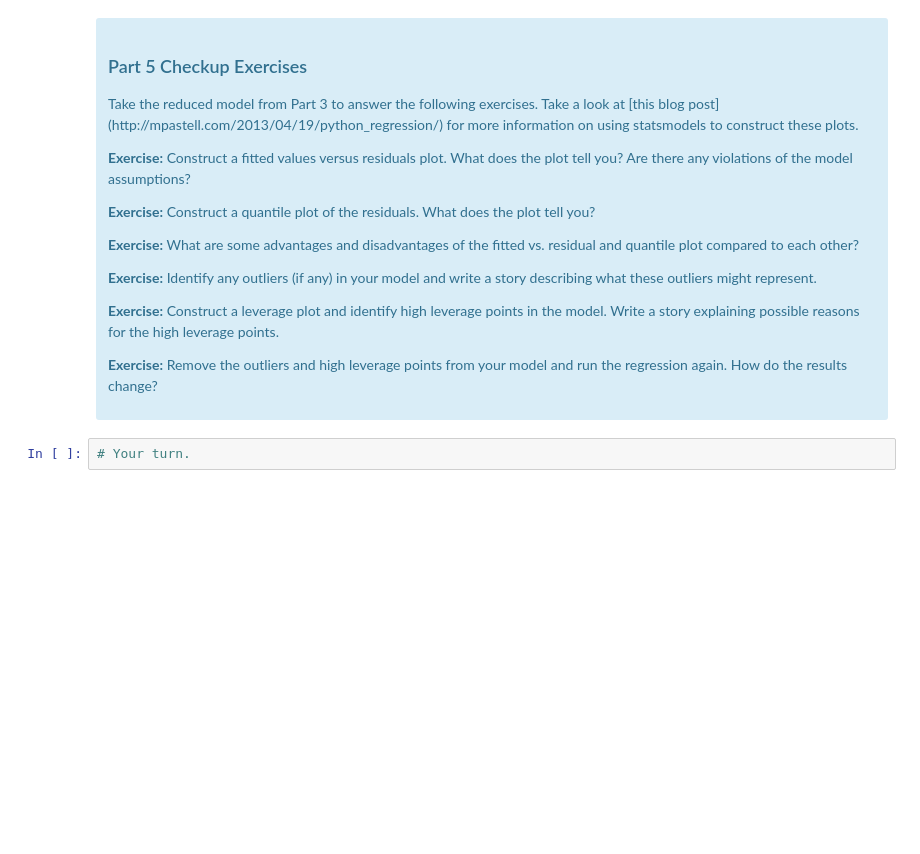
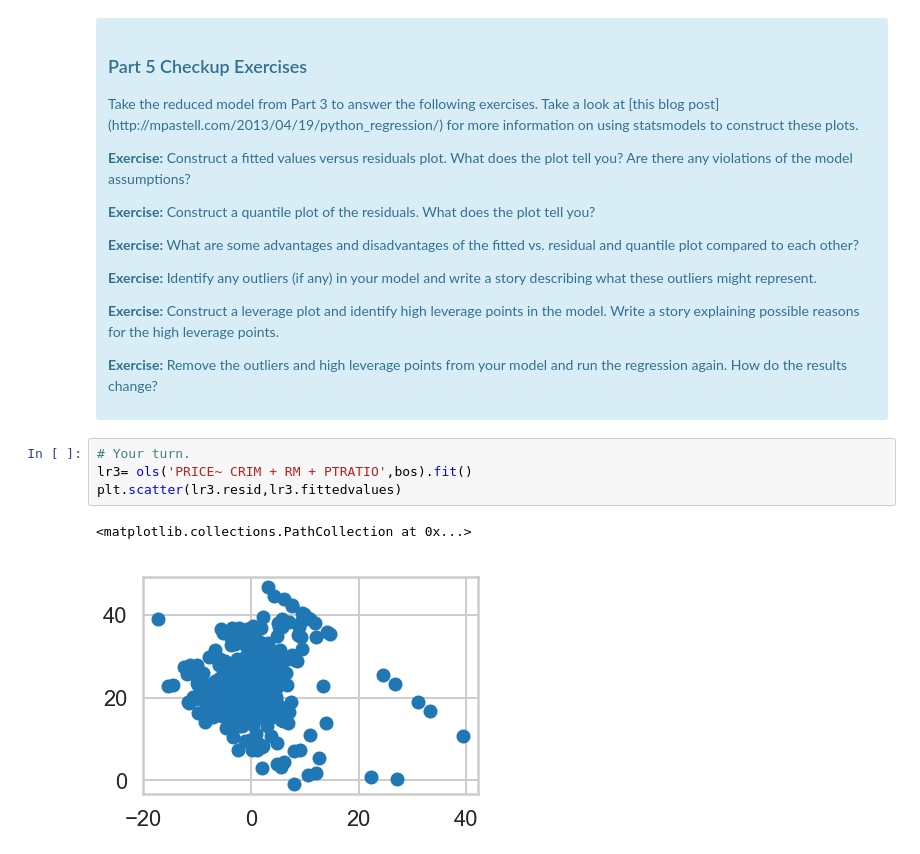
Before and after one commit to kaganilter/PROJECTS, a Jupyter notebook: linear_regression/Mini_Project_Linear_Regression_Boston Housing.ipynb, the cells around one changed output. Cells and saved outputs as stored; diff of their text form; blank space fills up the shorter version.

```diff
--- a/linear_regression/Mini_Project_Linear_Regression_Boston Housing.ipynb
+++ b/linear_regression/Mini_Project_Linear_Regression_Boston Housing.ipynb
@@ -827,5 +884,10 @@ There are some other issues that are important investigate with linear regressio
 
 <p><b>Exercise:</b> Remove the outliers and high leverage points from your model and run the regression again. How do the results change?</p>
 </div>
-# %%
-# Your turn.
+# %%
+# Your turn.
+lr3= ols('PRICE~ CRIM + RM + PTRATIO',bos).fit()
+plt.scatter(lr3.resid,lr3.fittedvalues)
+# %% [output]
+<matplotlib.collections.PathCollection at 0x...>
+[figure, added]
```
Also changed, not shown: parts of 21 cells of this notebook.
